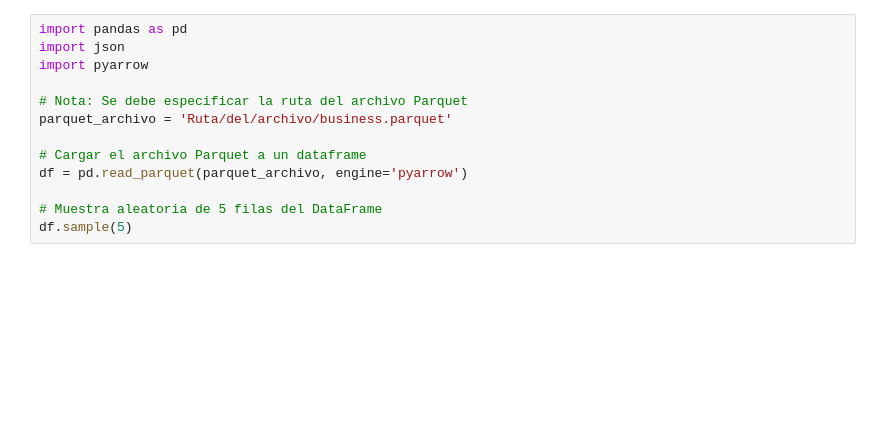
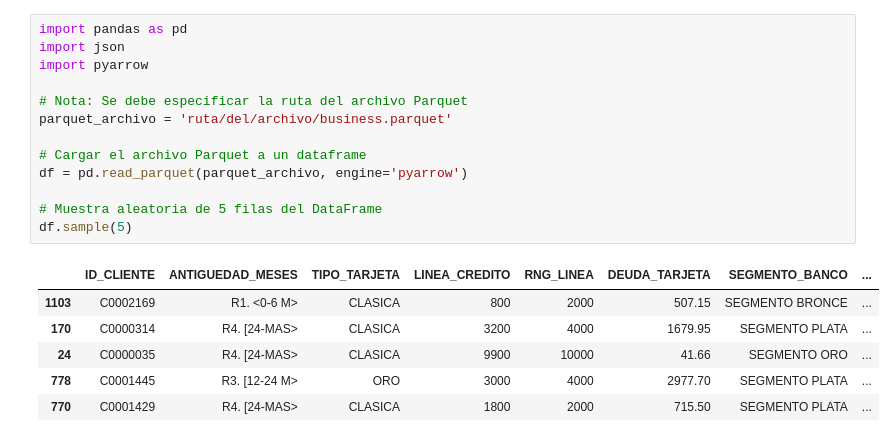
Before and after one commit to eveper13/Transformar-Parquet-a-JSON, a Jupyter notebook: transformar.ipynb, the cells around one changed output. Saved outputs shown, nothing was run; the diff lists cells and outputs as text; blank space fills up the shorter version.

```diff
--- a/transformar.ipynb
+++ b/transformar.ipynb
@@ -1,16 +1,23 @@
 # %%
 import pandas as pd
 import json
 import pyarrow
 
 # Nota: Se debe especificar la ruta del archivo Parquet
-parquet_archivo = 'Ruta/del/archivo/business.parquet'
+parquet_archivo = 'ruta/del/archivo/business.parquet'
 
 # Cargar el archivo Parquet a un dataframe
 df = pd.read_parquet(parquet_archivo, engine='pyarrow')
 
 # Muestra aleatoria de 5 filas del DataFrame
 df.sample(5)
+# %% [output]
+|  | ID_CLIENTE | ANTIGUEDAD_MESES | TIPO_TARJETA | LINEA_CREDITO | RNG_LINEA | DEUDA_TARJETA | SEGMENTO_BANCO | ... |
+| 1103 | C0002169 | R1. <0-6 M> | CLASICA | 800 | 2000 | 507.15 | SEGMENTO BRONCE | ... |
+| 170 | C0000314 | R4. [24-MAS> | CLASICA | 3200 | 4000 | 1679.95 | SEGMENTO PLATA | ... |
+| 24 | C0000035 | R4. [24-MAS> | CLASICA | 9900 | 10000 | 41.66 | SEGMENTO ORO | ... |
+| 778 | C0001445 | R3. [12-24 M> | ORO | 3000 | 4000 | 2977.70 | SEGMENTO PLATA | ... |
+| 770 | C0001429 | R4. [24-MAS> | CLASICA | 1800 | 2000 | 715.50 | SEGMENTO PLATA | ... |
 # %%
 #Mostrar resumen útil de la estructura de los datos después de cargarlos con los nombres de las columnas
 df.info()
```
Also changed, not shown: parts of 3 cells of this notebook.
